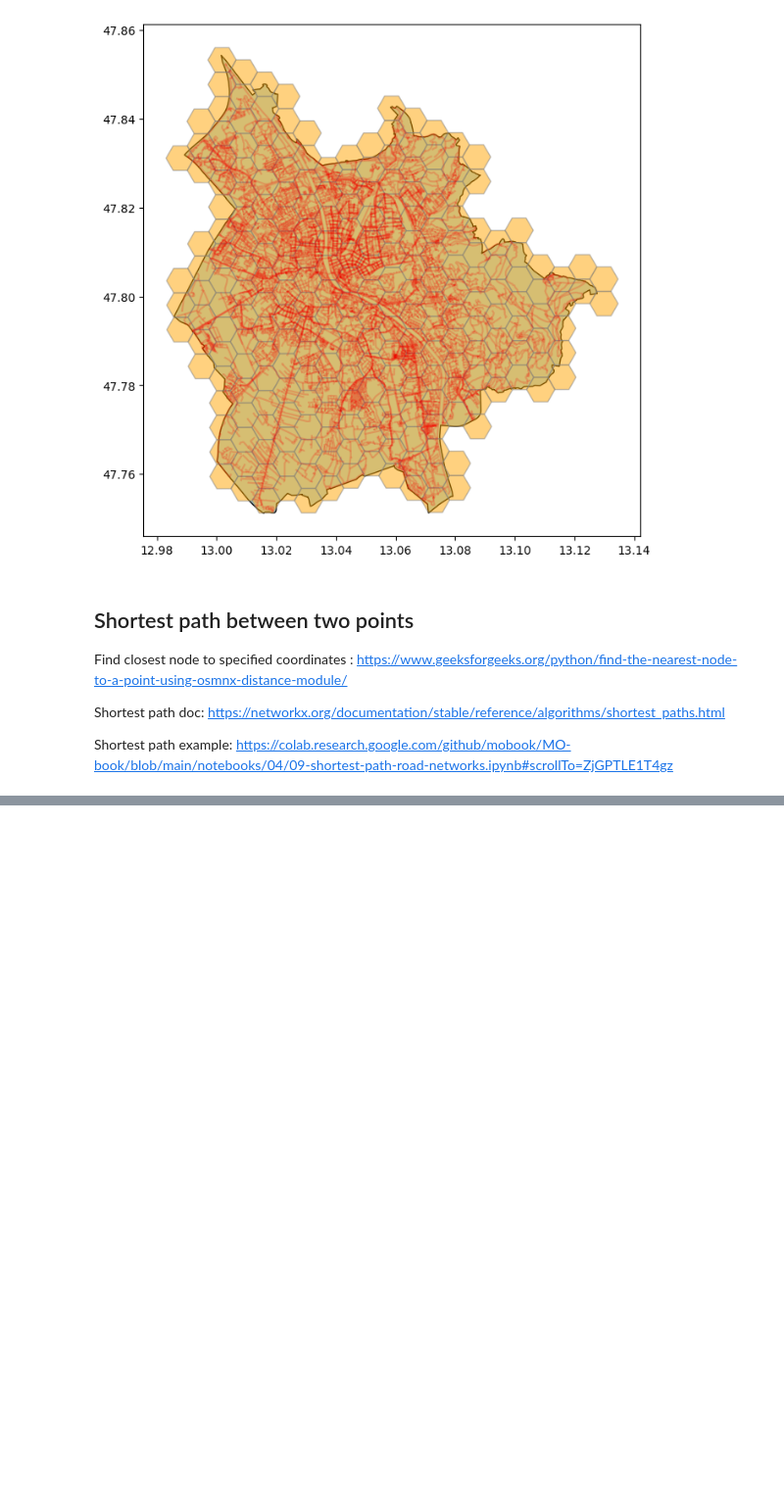
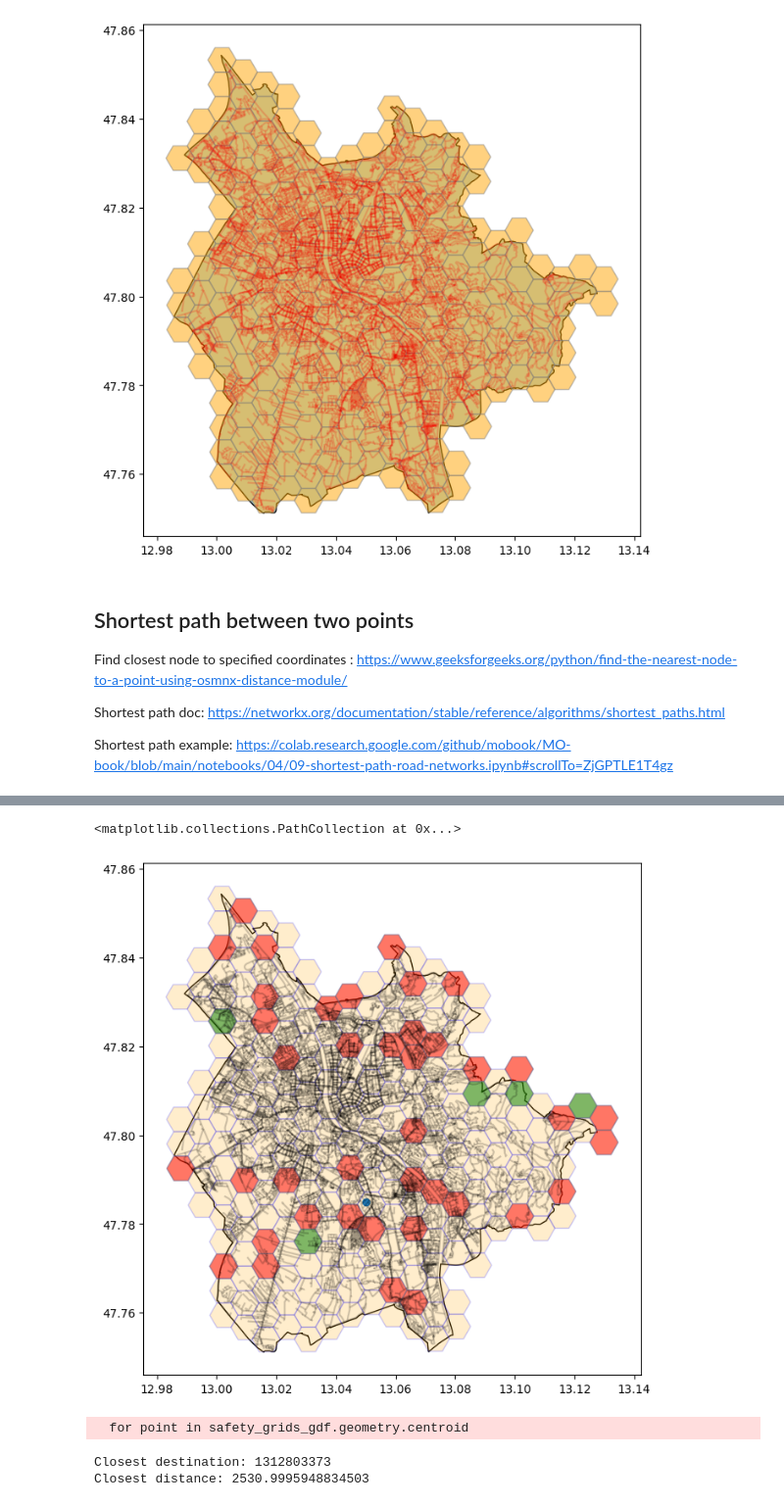
Before and after one commit to jayd0421/SafeSMS, a Jupyter notebook: safe_smss.ipynb, the cells around one changed output, grey strips where cells are left out. Shown at 98% size. Cells and saved outputs as stored; diff of their text form; code cells hidden in the pictures; blank space fills up the shorter version.

```diff
--- a/safe_smss.ipynb
+++ b/safe_smss.ipynb
@@ -188 +216,71 @@ shortest_path_edges = ox.routing.route_to_gdf(graph, shortest_path, weight='leng
+# %%
+ax = aoi.plot(color='white', edgecolor='black', figsize=(10, 8))
+edges.plot(ax=ax, color='black', alpha=0.1)
+grid.plot(ax=ax, color='orange', edgecolor='blue', alpha=0.2)
+hazard_grids_gdf.plot(ax=ax, color='red', edgecolor='gray', alpha=0.5)
+safety_grids_gdf.plot(ax=ax, color='green', edgecolor='gray', alpha=0.5)
+ax.scatter(origin_coords[1], origin_coords[0])
+# %% [output]
+<matplotlib.collections.PathCollection at 0x...>
+[figure, added]
+# %%
+import networkx as nx
+# Get centroid coordinates
+centroids = [
+    (point.x, point.y)
+    for point in safety_grids_gdf.geometry.centroid
+]
+
+# Get nearest graph node for each centroid
+destination_nodes = [
+    ox.distance.nearest_nodes(graph, x, y)
+    for x, y in centroids
+]
+
+origin_node = ox.distance.nearest_nodes(graph,
+                                         origin_coords[1], origin_coords[0],
+                                         return_dist=True)
+
+origin_node_id = origin_node[0]
+
+# Calculate network distance from origin to each destination
+distances = []
+
+for node in destination_nodes:
+    try:
+        distance = nx.shortest_path_length(
+            graph,
+            origin_node_id,
+            node,
+            weight="length"
+        )
+        distances.append(distance)
+    except nx.NetworkXNoPath:
+        distances.append(float("inf"))
+
+# Find closest destination
+closest_idx = min(range(len(distances)), key=distances.__getitem__)
+
+destination_node_id = destination_nodes[closest_idx]
+closest_distance = distances[closest_idx]
+
+print("Closest destination:", destination_node_id)
+print("Closest distance:", closest_distance)
+
+shortest_path = ox.shortest_path(
+    graph,
+    origin_node_id,
+    destination_node_id,
+    weight="length"
+)
+
+shortest_path_edges = ox.routing.route_to_gdf(
+    graph,
+    shortest_path,
+    weight="length"
+)
+# %% [output]
+  for point in safety_grids_gdf.geometry.centroid
+Closest destination: 1312803373
+Closest distance: 2530.9995948834503
 # %%
```
Also changed, not shown: parts of 25 cells of this notebook, 4 other files.
